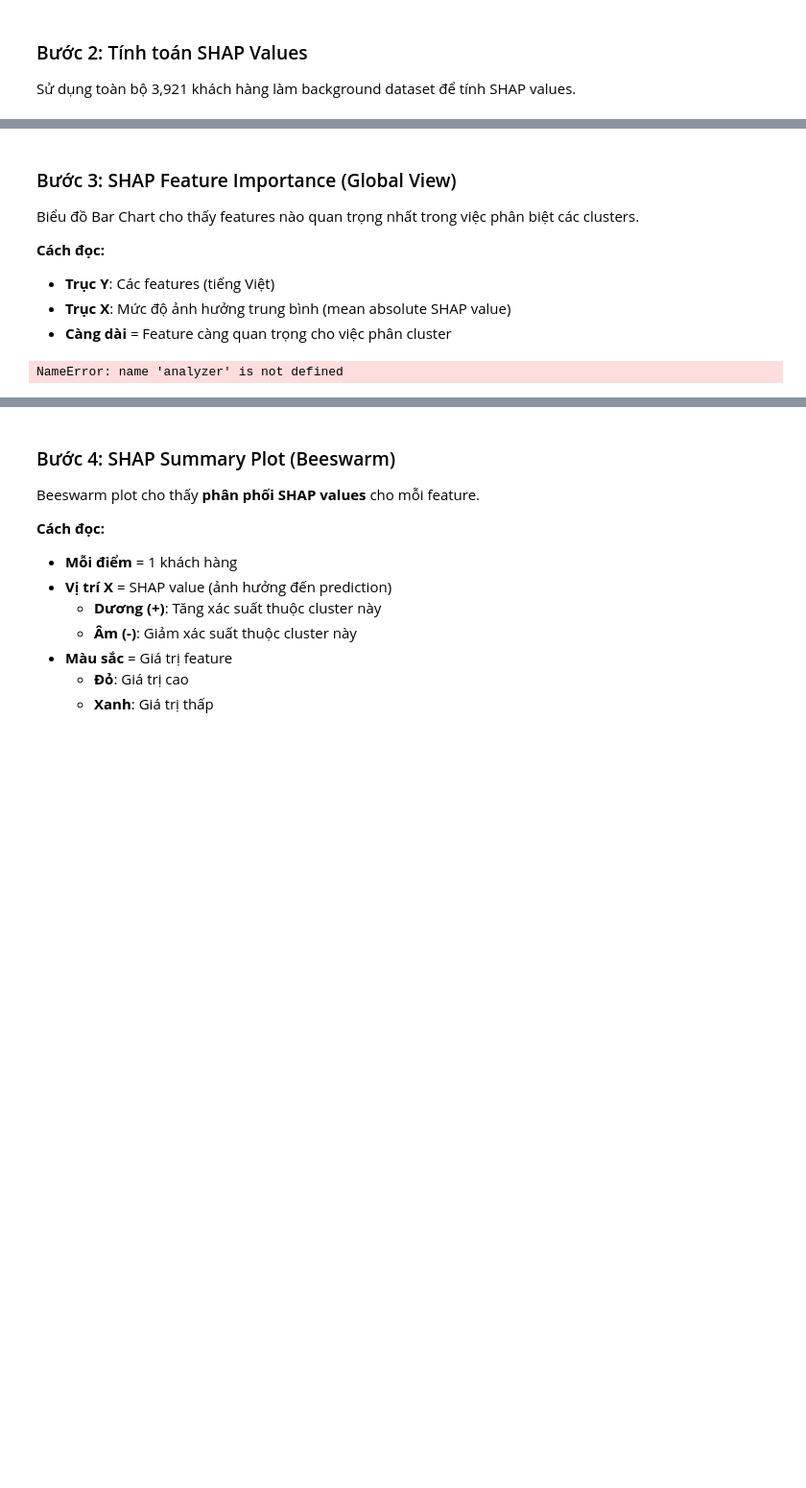
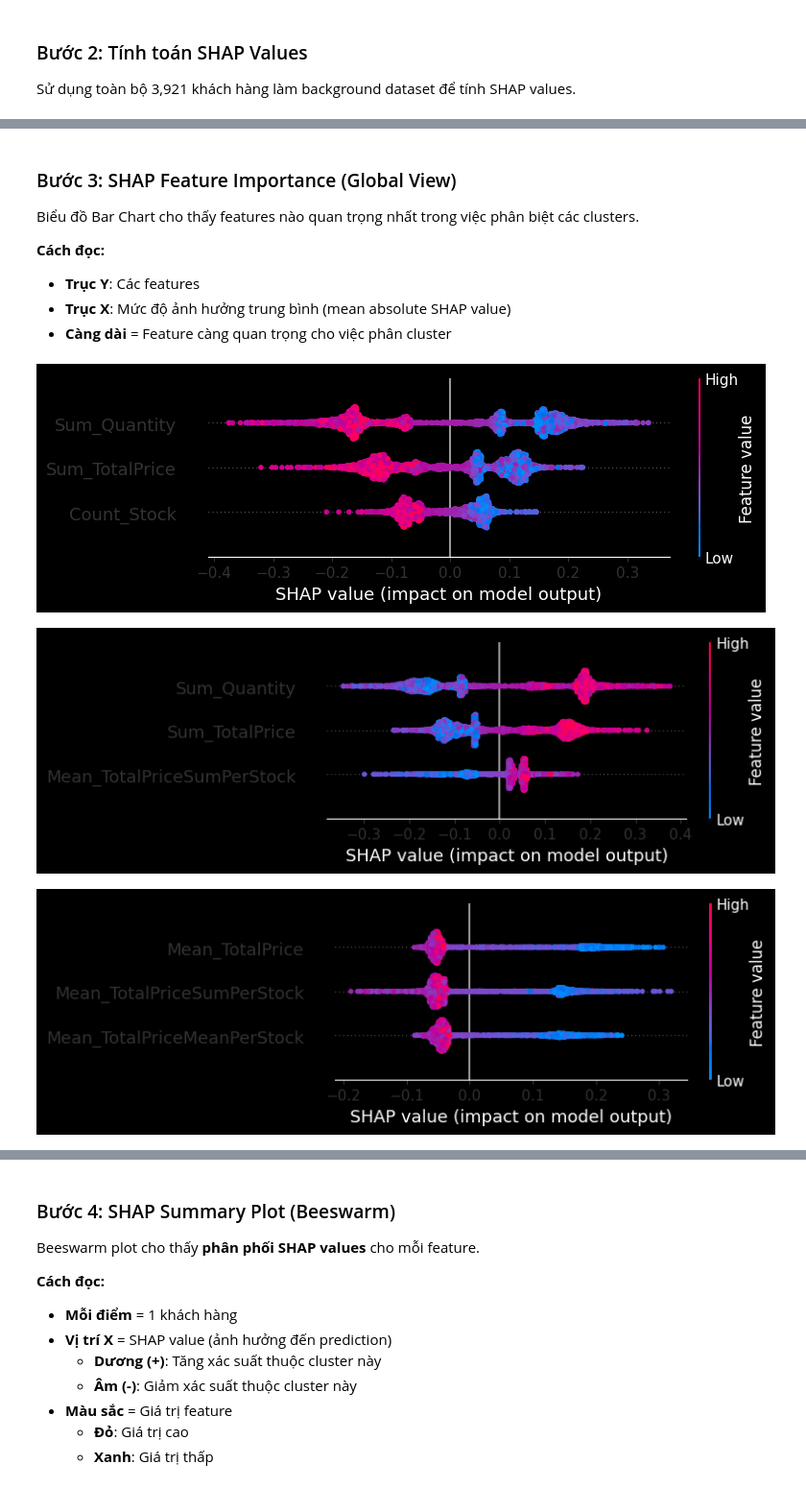
Before and after one commit to nguyenhads/advanced_customer_segmentation, a Jupyter notebook: notebooks/03_modeling.ipynb, the cells around one changed output, grey strips where cells are left out. Shown at 96% size. Cells and saved outputs as stored; diff of their text form; code cells hidden in the pictures; blank space fills up the shorter version.

```diff
--- a/notebooks/03_modeling.ipynb
+++ b/notebooks/03_modeling.ipynb
@@ -380,12 +380,6 @@ shap_results_4 = analyzer.calculate_shap_values(4)
 Biểu đồ Bar Chart cho thấy features nào quan trọng nhất trong việc phân biệt các clusters.
 
 **Cách đọc:**
-- **Trục Y**: Các features (tiếng Việt)
+- **Trục Y**: Các features
 - **Trục X**: Mức độ ảnh hưởng trung bình (mean absolute SHAP value)
 - **Càng dài** = Feature càng quan trọng cho việc phân cluster
-# %%
-# SHAP Feature Importance cho k=3
-%matplotlib inline
-analyzer.plot_shap_bar(3)
-# %% [output]
-NameError: name 'analyzer' is not defined
@@ -394,0 +386,6 @@ analyzer.plot_shap_bar(4)
+# %%
+analyzer.plot_shap_summary(3)
+# %% [output]
+[figure, added]
+[figure, added]
+[figure, added]
```
Also changed, not shown: parts of 14 cells of this notebook, 1 other file.
